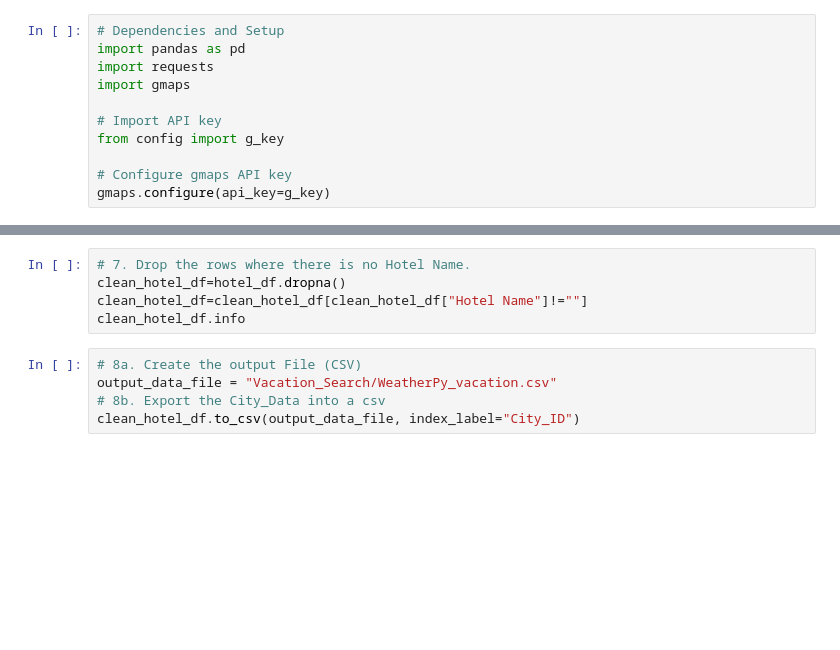
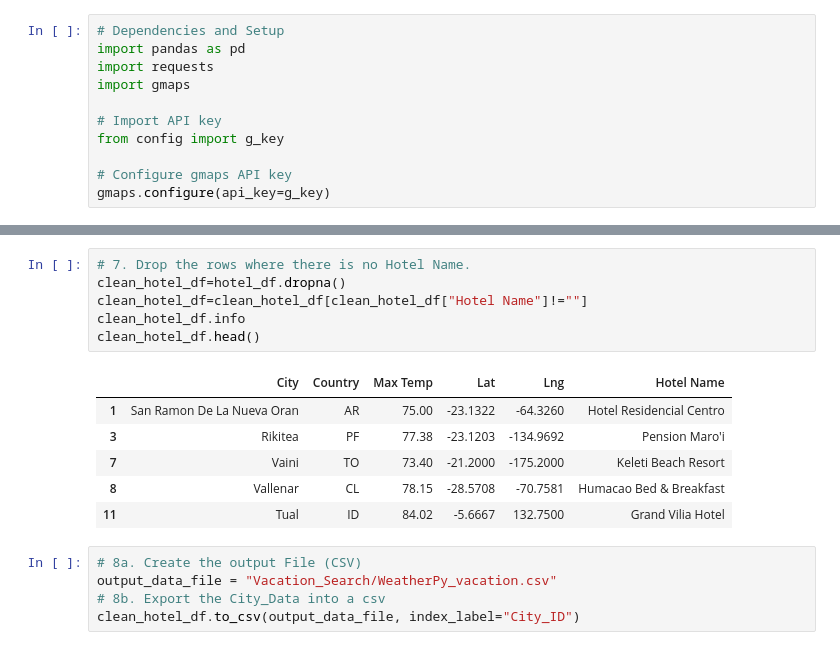
Before and after one commit to esammons/World_Weather_Analysis, a Jupyter notebook: Vacation_Search.ipynb, the cells around one changed output, grey strips where cells are left out. Cells and saved outputs as stored; diff of their text form; blank space fills up the shorter version.

```diff
--- a/Vacation_Search.ipynb
+++ b/Vacation_Search.ipynb
@@ -101,8 +237,16 @@ for index, row in hotel_df.iterrows():
 # %%
 # 7. Drop the rows where there is no Hotel Name.
 clean_hotel_df=hotel_df.dropna()
 clean_hotel_df=clean_hotel_df[clean_hotel_df["Hotel Name"]!=""]
 clean_hotel_df.info
+clean_hotel_df.head()
+# %% [output]
+|  | City | Country | Max Temp | Lat | Lng | Hotel Name |
+| 1 | San Ramon De La Nueva Oran | AR | 75.00 | -23.1322 | -64.3260 | Hotel Residencial Centro |
+| 3 | Rikitea | PF | 77.38 | -23.1203 | -134.9692 | Pension Maro'i |
+| 7 | Vaini | TO | 73.40 | -21.2000 | -175.2000 | Keleti Beach Resort |
+| 8 | Vallenar | CL | 78.15 | -28.5708 | -70.7581 | Humacao Bed & Breakfast |
+| 11 | Tual | ID | 84.02 | -5.6667 | 132.7500 | Grand Vilia Hotel |
 # %%
 # 8a. Create the output File (CSV)
 output_data_file = "Vacation_Search/WeatherPy_vacation.csv"
```
Also changed, not shown: parts of 15 cells of this notebook, 4 other files.
